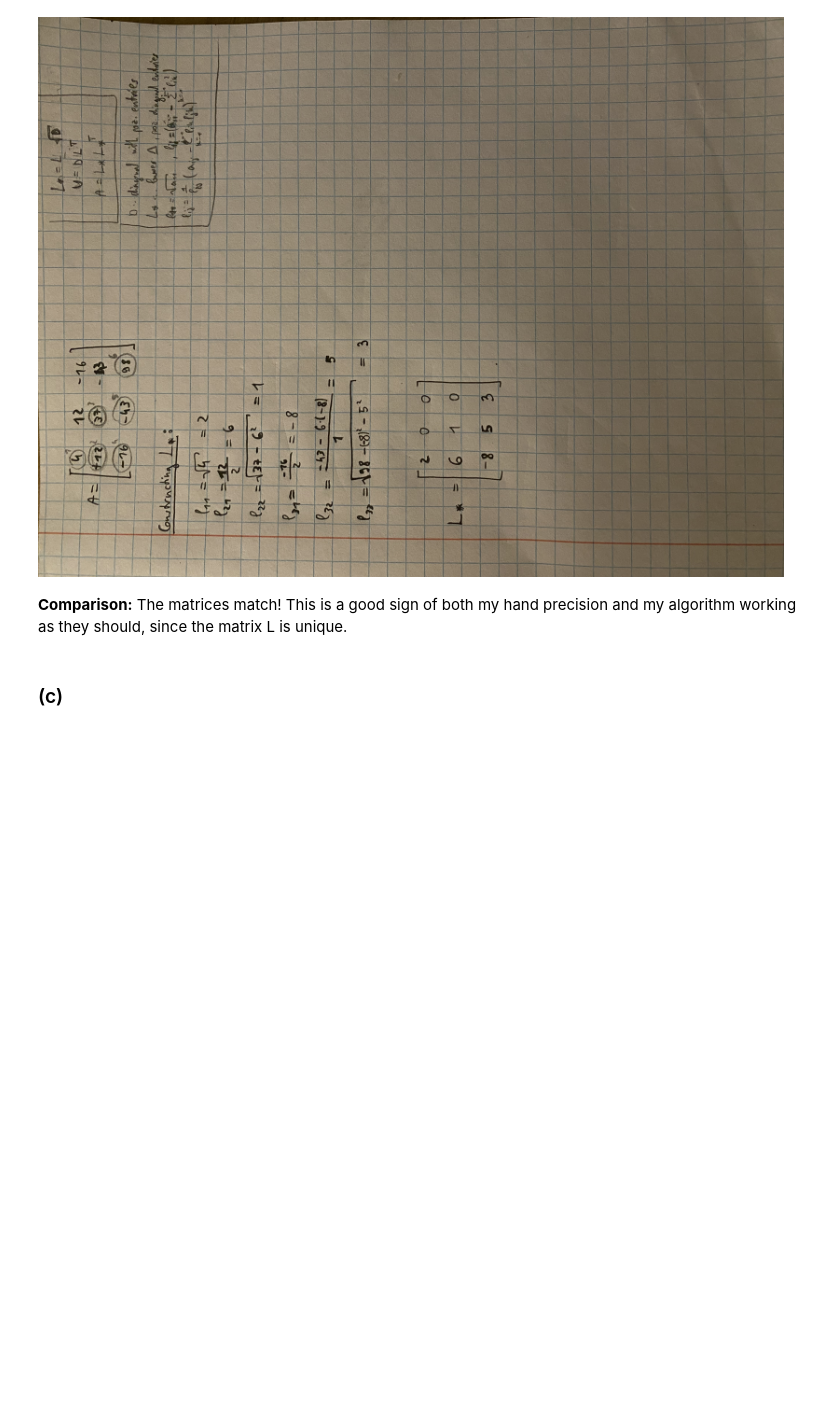
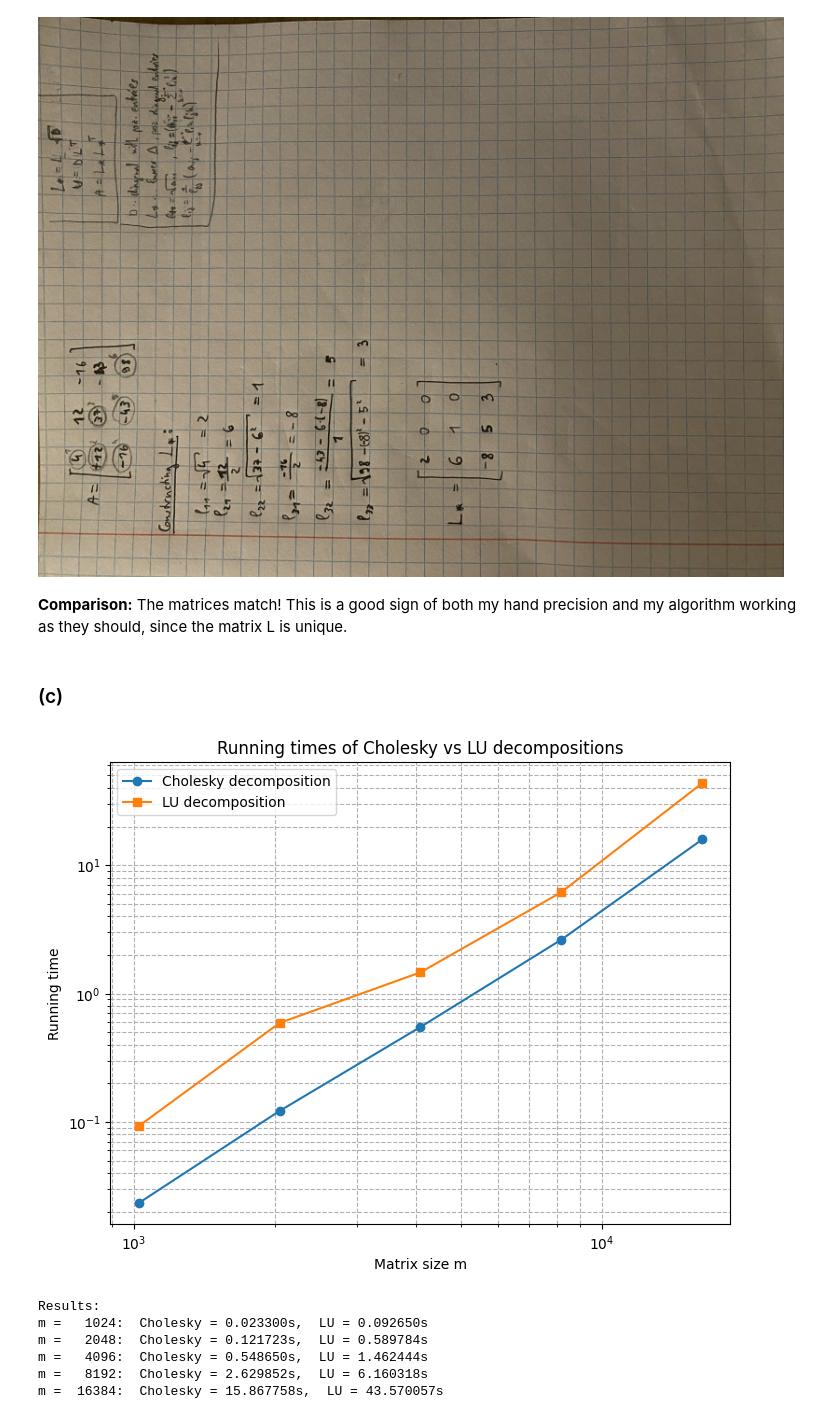
Before and after one commit to lanster42/Erasmus-Notes-25-26, a Jupyter notebook: Numerical methods/Assignment4/assignment4.ipynb, the cells around one changed output. Drawn from its saved outputs; the diff is of its cells as text; code cells hidden in the pictures; blank space fills up the shorter version.

```diff
--- a/Numerical methods/Assignment4/assignment4.ipynb
+++ b/Numerical methods/Assignment4/assignment4.ipynb
@@ -45,3 +45,64 @@ display(Image(filename=image_path))
 The matrices match! This is a good sign of both my hand precision and my algorithm working as they should, since the matrix L is unique.
 # %% [markdown]
 ### (c)
+# %%
+from scipy import linalg
+import numpy as np
+import time
+import matplotlib.pyplot as plt
+
+def build_example_matrix(i):
+    m = 2 ** i
+    main_diag = 2 * np.ones(m)
+    off_diag = -1 * np.ones(m - 1) #The elements beside the diagonal are -1
+    matrix = np.diag(main_diag) + np.diag(off_diag, k=1) + np.diag(off_diag, k=-1) # this is how the np combines the diagonal matrices
+
+    return matrix
+
+# let-s buid the cholesky and LU decomp
+def build_cholesky_and_LU(matrix):
+    cholesky = linalg.cholesky(matrix)
+    P, L, U = linalg.lu(matrix)
+    return cholesky, (P, L, U)
+
+i_values = range(10, 15)
+m_values = [2 ** i for i in i_values]
+times_cholesky = []
+times_lu = []
+
+for i, m in zip(i_values, m_values):
+    A = build_example_matrix(i)
+    # Measure Cholesky time
+    start = time.time()
+    linalg.cholesky(A) # this builds a cholesky decomposition
+    end = time.time()
+    times_cholesky.append(end - start)
+    # Measure LU time
+    start = time.time()
+    linalg.lu(A) # this builds an LU decomposition
+    end = time.time()
+    times_lu.append(end - start)
+
+# now we can start plotting
+plt.figure(figsize=(8, 6))
+plt.loglog(m_values, times_cholesky, 'o-', label='Cholesky decomposition')
+plt.loglog(m_values, times_lu, 's-', label='LU decomposition')
+plt.xlabel('Matrix size m')
+plt.ylabel('Running time')
+plt.title('Running times of Cholesky vs LU decompositions')
+plt.legend()
+plt.grid(True, which="both", ls="--")
+plt.show()
+
+# this is so we can see the results
+print("\nResults:")
+for m, tc, tl in zip(m_values, times_cholesky, times_lu):
+    print(f"m = {m:6d}:  Cholesky = {tc:.6f}s,  LU = {tl:.6f}s")
+# %% [output]
+[figure, added]
+Results:
+m =   1024:  Cholesky = 0.023300s,  LU = 0.092650s
+m =   2048:  Cholesky = 0.121723s,  LU = 0.589784s
+m =   4096:  Cholesky = 0.548650s,  LU = 1.462444s
+m =   8192:  Cholesky = 2.629852s,  LU = 6.160318s
+m =  16384:  Cholesky = 15.867758s,  LU = 43.570057s
```
Also changed, not shown: parts of 1 cell of this notebook, 3 other files.
